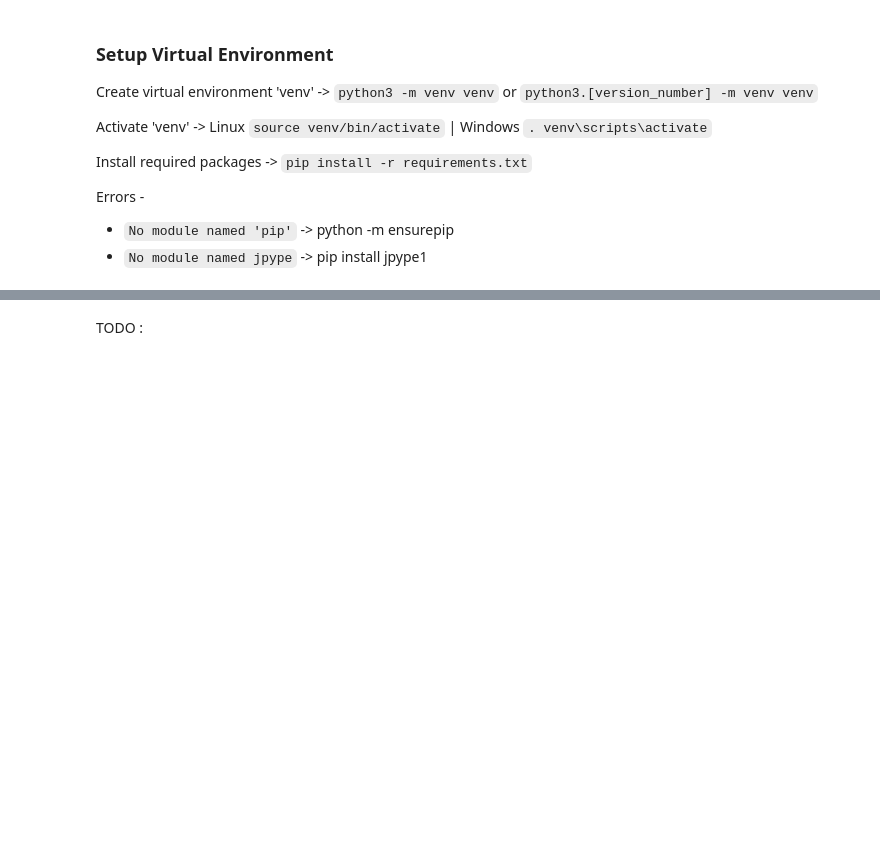
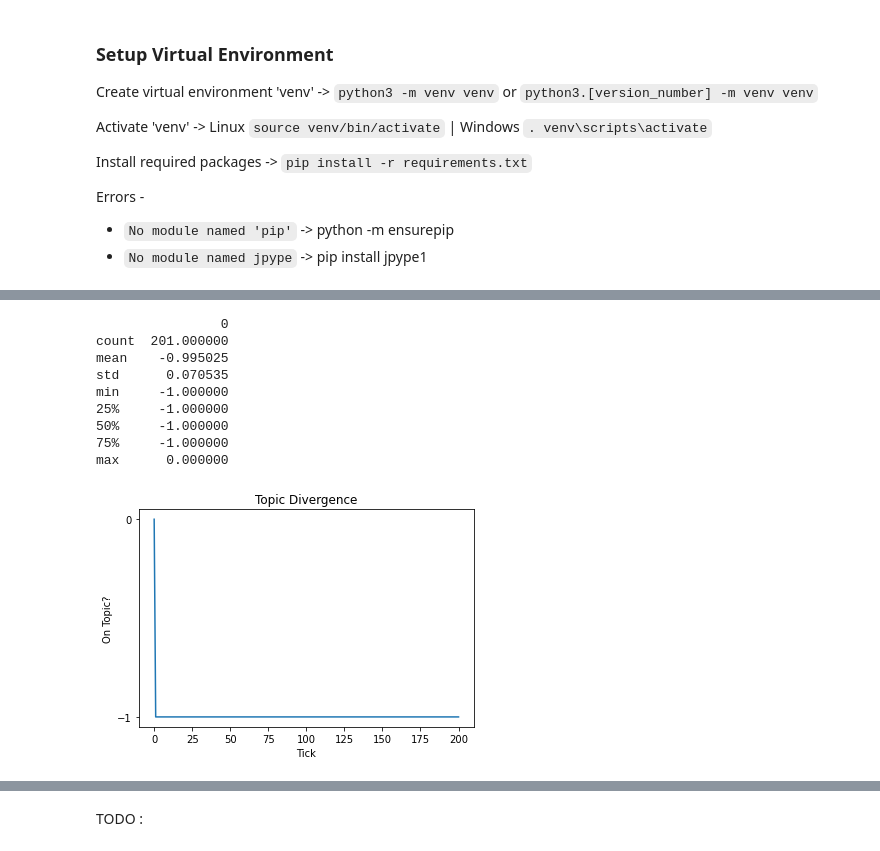
Before and after one commit to DEISI-ULHT-TFC-2021-22/TFC-DEISI258-Modelamento-multi-agente-de-intera-es-em-grupos-sociais, a Jupyter notebook: pynetlogo_ku.ipynb, the cells around one changed output, grey strips where cells are left out. Cells and saved outputs as stored; diff of their text form; code cells hidden in the pictures; blank space fills up the shorter version.

Commit message:
get compat ratios

```diff
--- a/pynetlogo_ku.ipynb
+++ b/pynetlogo_ku.ipynb
@@ -152,24 +152,37 @@ def plot_1d_arr(arr, ylabel, type="line",aspect=70):
 
     # print(df.describe())
 # %%
-# netlogo.command("setup")
-# netlogo.command("repeat 200 [go]")
+netlogo.command("setup")
+netlogo.command("set female_prob_exploit 0.5")
+netlogo.command("set male_prob_exploit 0.3")
+netlogo.command("repeat 200 [go]")
 
-# all_compat_ratios = netlogo.report("compat-ratio-report")
+all_compat_ratios = netlogo.report("compat-ratio-report")
 
-# compat_df = pd.DataFrame(all_compat_ratios)
-# compat_df
+compat_df = pd.DataFrame(all_compat_ratios)
+compat_df
 
-# fig, ax = plt.subplots()
-# ax.set_xlabel("Tick")
-# ax.set_ylabel("On Topic?")
-# plt.title("Topic Divergence")
+fig, ax = plt.subplots()
+ax.set_xlabel("Tick")
+ax.set_ylabel("On Topic?")
+plt.title("Topic Divergence")
 
-# # plt.yticks([-2.0, -1.0, 0.0, 1.0, 2.0])
+plt.yticks([-2.0, -1.0, 0.0, 1.0, 2.0])
 
-# sns.lineplot(data=compat_df, x=range(201), y=compat_df[0])
+sns.lineplot(data=compat_df, x=range(201), y=compat_df[0])
 
-# print(compat_df.describe())
+print(compat_df.describe())
+# %% [output]
+                0
+count  201.000000
+mean    -0.995025
+std      0.070535
+min     -1.000000
+25%     -1.000000
+50%     -1.000000
+75%     -1.000000
+max      0.000000
+[figure, added]
 # %%
 def show_sim_stats():
     """prints graph pertaining to the ran simulation"""
```
Also changed, not shown: parts of 5 cells of this notebook.
